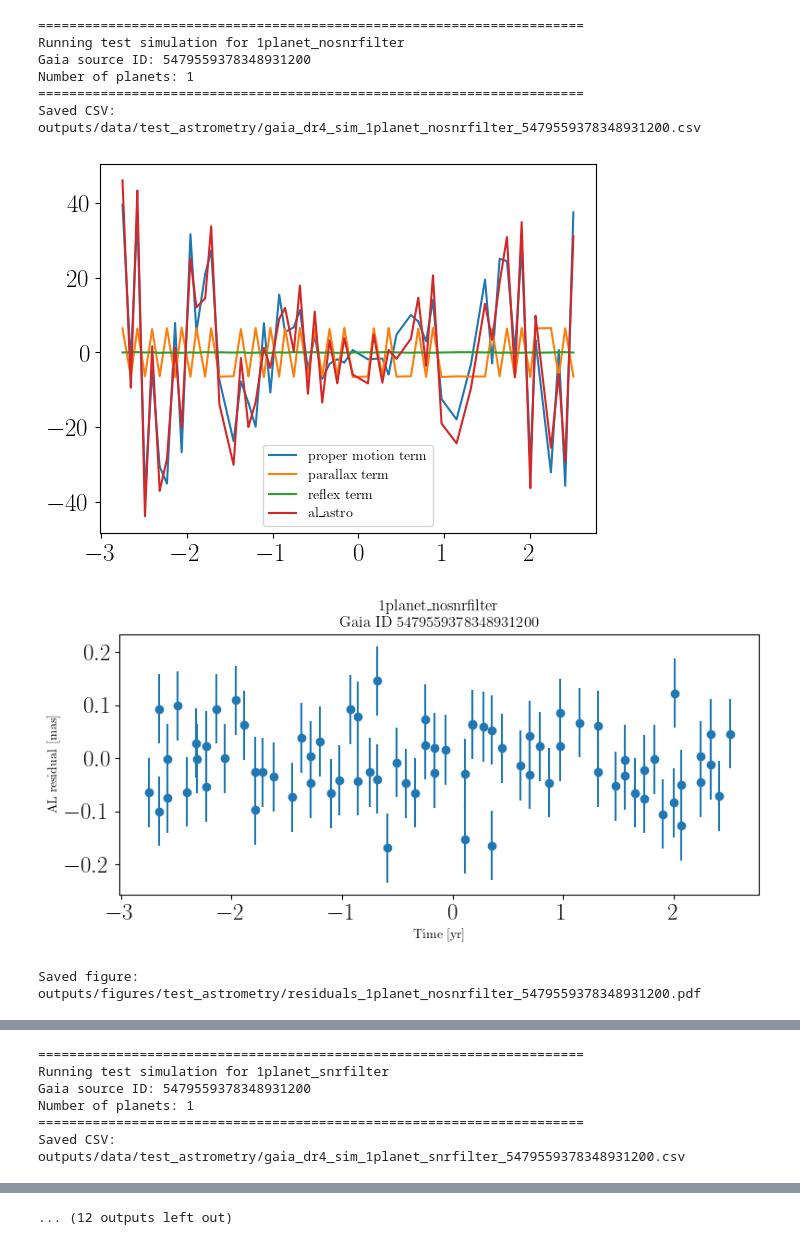
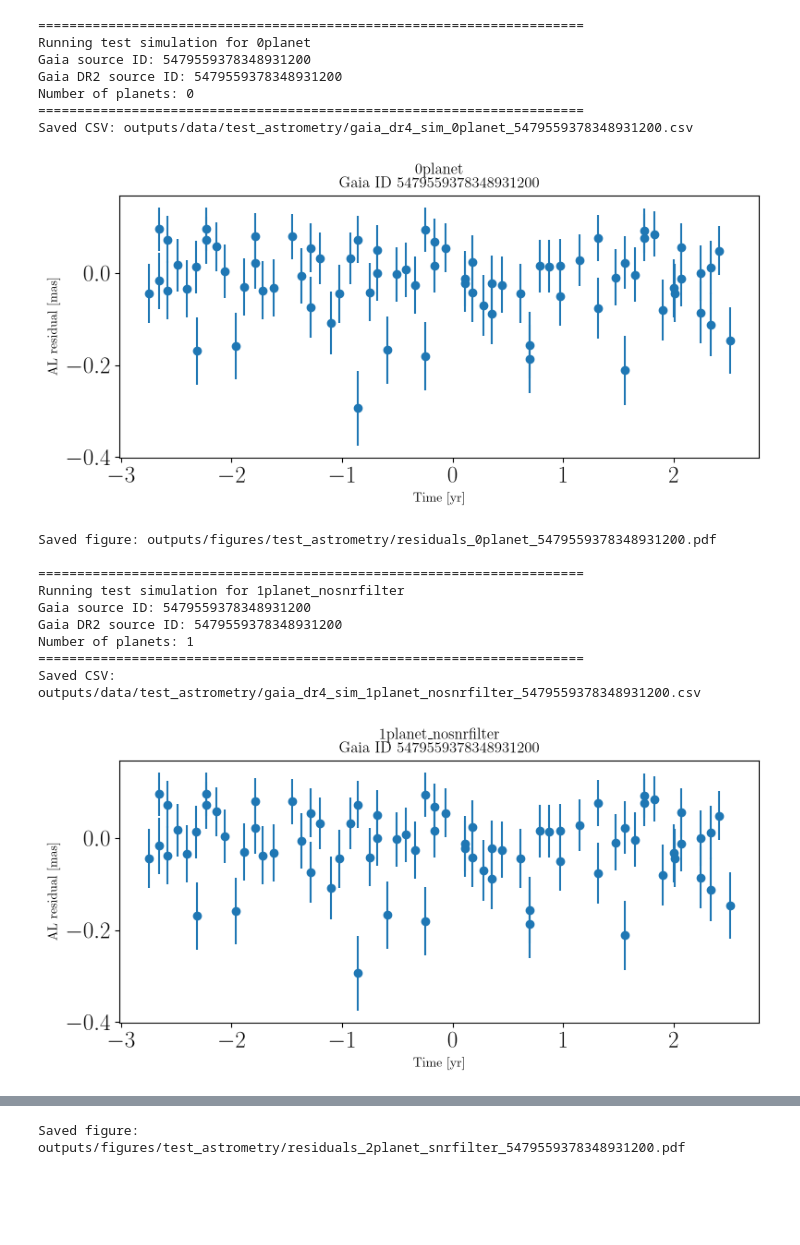
Before and after one commit to adrn/epochalypse, a Jupyter notebook: sim_astrometry.ipynb, the cells around one changed output, grey strips where cells are left out. Cells and saved outputs as stored; diff of their text form; code cells hidden in the pictures; blank space fills up the shorter version.

Commit message:
update epochalypse simulation files

```diff
--- a/sim_astrometry.ipynb
+++ b/sim_astrometry.ipynb
@@ -494,7 +510,11 @@ with pa.memory_map("./will_simulated_stars/sample_scanlaw_dr4.arrow", "r") as so
 sample_scanlaw_dr4_df = sample_scanlaw_dr4.to_pandas()
 
 
-sample_sources_w_mass_radius = pd.read_csv('./outputs/data/stars.csv')
+sample_sources_w_mass_radius = pd.read_csv(
+    './outputs/data/stars.csv',
+    dtype={"gaia_source_id": str, "source_id_dr2": str},
+    low_memory=False,
+)
 # %%
 import numpy as np
 import pandas as pd
@@ -651,4 +700,8 @@ def load_planet_systems_from_csv(csv_path, n_planets=1):
 # %%
+systems0_planet = load_single_star_systems_from_csv(
+    "outputs/data/stars.csv"
+)
+
 systems1_planet_nosnrfilter = load_planet_systems_from_csv(
     "outputs/data/agnostic_pop_1planet_nosnrfilter.csv",
     n_planets=1
@@ -669,6 +722,7 @@ systems2_planet_snrfilter = load_planet_systems_from_csv(
     n_planets=2
 )
 
+print(len(systems0_planet))
 print(len(systems1_planet_nosnrfilter))
 print(len(systems1_planet_snrfilter))
 print(len(systems2_planet_nosnrfilter))
@@ -696,14 +751,16 @@ sample_scanlaw_dr4_df["gaia_source_id"] = (
     .astype(str)
 )
 
-sample_sources_w_mass_radius["gaia_source_id"] = (
-    sample_sources_w_mass_radius["gaia_source_id"]
-    .astype("Int64")
-    .astype(str)
-)
+for id_col in ["gaia_source_id", "source_id_dr2"]:
+    sample_sources_w_mass_radius[id_col] = (
+        sample_sources_w_mass_radius[id_col]
+        .astype("Int64")
+        .astype(str)
+    )
 
 
 test_populations = {
+    "0planet": systems0_planet,
     "1planet_nosnrfilter": systems1_planet_nosnrfilter,
     "1planet_snrfilter": systems1_planet_snrfilter,
     "2planet_nosnrfilter": systems2_planet_nosnrfilter,
@@ -721,16 +778,19 @@ for pop_name, systems in test_populations.items():
     system = systems[0]
 
     gaia_source_id = system["gaia_source_id"]
+    source_id_dr2 = system["source_id_dr2"]
     planets = system["planets"]
 
     print("\n" + "=" * 70)
     print(f"Running test simulation for {pop_name}")
     print(f"Gaia source ID: {gaia_source_id}")
+    print(f"Gaia DR2 source ID: {source_id_dr2}")
     print(f"Number of planets: {len(planets)}")
     print("=" * 70)
 
     output_df, result, source_row, scan_rows = prepare_and_simulate_gaia_astrometry(
         gaia_source_id=gaia_source_id,
+        source_id_dr2=source_id_dr2,
         sample_scanlaw_dr4_df=sample_scanlaw_dr4_df,
         sample_sources_df=sample_sources_w_mass_radius,
         planets=planets,
@@ -739,6 +799,7 @@ for pop_name, systems in test_populations.items():
     # Store outputs in memory
     test_results[pop_name] = {
         "gaia_source_id": gaia_source_id,
+        "source_id_dr2": source_id_dr2,
         "planets": planets,
         "output_df": output_df,
         "result": result,
@@ -750,37 +811,46 @@ for pop_name, systems in test_populations.items():
     csv_path = f"outputs/data/test_astrometry/gaia_dr4_sim_{pop_name}_{gaia_source_id}.csv"
     output_df.to_csv(csv_path, index=False)
 
     print(f"Saved CSV: {csv_path}")
 
     # Quick residual plot
     plt.figure(figsize=(8, 4))
     plt.errorbar(
         result["t"],
         result["al_true"] - result["al_obs"],
         marker="o",
         ls="",
         yerr=result["sigma_UEVA"],
     )
     plt.xlabel("Time [yr]")
     plt.ylabel("AL residual [mas]")
     plt.title(f"{pop_name}\nGaia ID {gaia_source_id}")
     plt.tight_layout()
 
     fig_path = f"outputs/figures/test_astrometry/residuals_{pop_name}_{gaia_source_id}.pdf"
     plt.savefig(fig_path)
     plt.show()
 
     print(f"Saved figure: {fig_path}")
 
     # Your existing diagnostic plot
-    plot_residuals_with_errors(result)
+    #plot_residuals_with_errors(result)
 # %% [output]
 ======================================================================
-Running test simulation for 1planet_nosnrfilter
+Running test simulation for 0planet
 Gaia source ID: 5479559378348931200
-Number of planets: 1
+Gaia DR2 source ID: 5479559378348931200
+Number of planets: 0
 ======================================================================
-Saved CSV: outputs/data/test_astrometry/gaia_dr4_sim_1planet_nosnrfilter_5479559378348931200.csv
+Saved CSV: outputs/data/test_astrometry/gaia_dr4_sim_0planet_5479559378348931200.csv
-[figure, old version]
+[figure, new version]
+Saved figure: outputs/figures/test_astrometry/residuals_0planet_5479559378348931200.pdf
+
+======================================================================
+Running test simulation for 1planet_nosnrfilter
+Gaia source ID: 5479559378348931200
+Gaia DR2 source ID: 5479559378348931200
+Number of planets: 1
+======================================================================
+Saved CSV: outputs/data/test_astrometry/gaia_dr4_sim_1planet_nosnrfilter_5479559378348931200.csv
-[figure, old version]
+[figure, new version]
-Saved figure: outputs/figures/test_astrometry/residuals_1planet_nosnrfilter_5479559378348931200.pdf
@@ -789,6 +876,0 @@ Saved figure: outputs/figures/test_astrometry/residuals_1planet_nosnrfilter_5479
-======================================================================
-Running test simulation for 1planet_snrfilter
-Gaia source ID: 5479559378348931200
-Number of planets: 1
-======================================================================
-Saved CSV: outputs/data/test_astrometry/gaia_dr4_sim_1planet_snrfilter_5479559378348931200.csv
@@ -800 +887 @@ Saved figure: outputs/figures/test_astrometry/residuals_1planet_snrfilter_547955
-... (12 outputs left out)
+Saved figure: outputs/figures/test_astrometry/residuals_2planet_snrfilter_5479559378348931200.pdf
```
Also changed, not shown: parts of 10 cells of this notebook, 2 other files.
